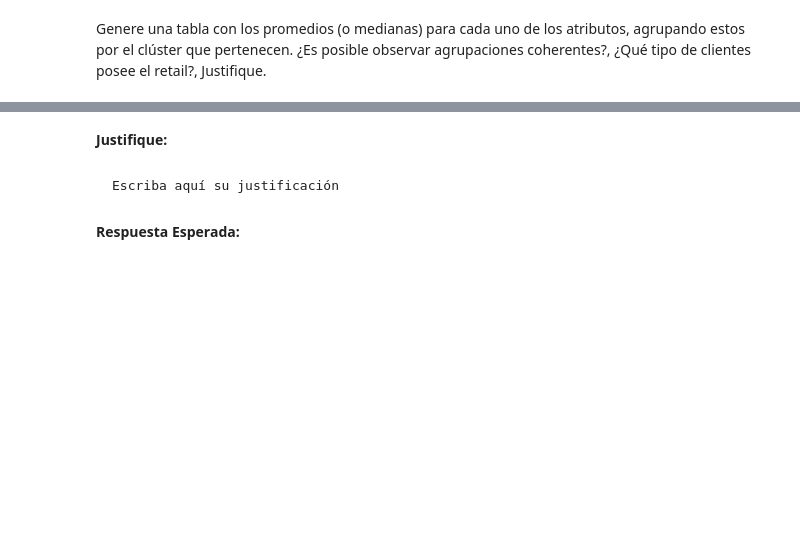
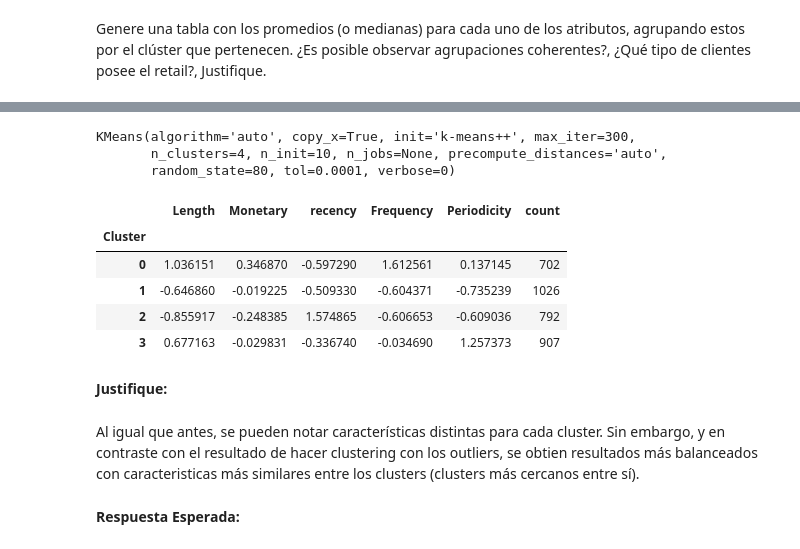
Before and after one commit to mzambrano1/Lab-programacion-cientifica, a Jupyter notebook: Tareas/Tarea 1/Tarea_1.ipynb, the cells around one changed output, grey strips where cells are left out. Cells and saved outputs as stored; diff of their text form; code cells hidden in the pictures; blank space fills up the shorter version.

````diff
--- a/Tareas/Tarea 1/Tarea_1.ipynb
+++ b/Tareas/Tarea 1/Tarea_1.ipynb
@@ -629,0 +772,26 @@ customers["Cluster"] = model.labels_
+# %%
+scaled_features = StandardScaler().fit_transform(sin_out)
+Scaled_sin_out = pd.DataFrame(scaled_features)
+Scaled_sin_out.columns = sin_out.columns
+Scaled_sin_out.index =  sin_out.index
+# %%
+# Usamos metodo del codo para escoger el k que mejor ajusta el cluster.
+Scaled_sin_out = Scaled_sin_out.fillna(0.0)
+
+elbow = pd.DataFrame(columns=['SSE','k'])
+for k in range(1, 21):
+    kmeans = KMeans(n_clusters=k, random_state=42)
+    kmeans.fit(Scaled_sin_out)
+    elbow = elbow.append({'SSE': kmeans.inertia_, 'k': k}, ignore_index=True)
+
+# Son ploteados los Resultados
+fig = go.Figure(data=[
+    go.Scatter(x = elbow.k, y=elbow.SSE, mode='lines'),
+    go.Scatter(x = elbow.k, y=elbow.SSE, mode='markers')
+])
+
+fig.update_layout(title="Evaluación de los Clusters (Metodo del Codo):",
+                 xaxis_title = "Numero de Clusters:",
+                 yaxis_title = "SSE",
+                 showlegend=False)
+fig.show()
@@ -630,9 +800,31 @@ customers["Cluster"] = model.labels_
+# %%
+k=4
+model = KMeans(n_clusters=k, random_state=80)
+model.fit(Scaled_sin_out)
+# %% [output]
+KMeans(algorithm='auto', copy_x=True, init='k-means++', max_iter=300,
+       n_clusters=4, n_init=10, n_jobs=None, precompute_distances='auto',
+       random_state=80, tol=0.0001, verbose=0)
+# %%
+Scaled_sin_out["Cluster"] = model.labels_
+
+grouped_cluster = Scaled_sin_out.groupby('Cluster')
+mean = grouped_cluster.mean()
+count =  grouped_cluster.count()
+
+mean['count'] = count['Length']
+display(mean)
+# %% [output]
+|  | Length | Monetary | recency | Frequency | Periodicity | count |
+| Cluster |  |  |  |  |  |  |
+| 0 | 1.036151 | 0.346870 | -0.597290 | 1.612561 | 0.137145 | 702 |
+| 1 | -0.646860 | -0.019225 | -0.509330 | -0.604371 | -0.735239 | 1026 |
+| 2 | -0.855917 | -0.248385 | 1.574865 | -0.606653 | -0.609036 | 792 |
+| 3 | 0.677163 | -0.029831 | -0.336740 | -0.034690 | 1.257373 | 907 |
 # %% [markdown]
 **Justifique:**
-# %% [markdown]
-```
-Escriba aquí su justificación
-```
+# %% [markdown]
+Al igual que antes, se pueden notar características distintas para cada cluster. Sin embargo, y en contraste con el resultado de hacer clustering con los outliers, se obtien resultados más balanceados con caracteristicas más similares entre los clusters (clusters más cercanos entre sí).
 # %% [markdown]
 
 **Respuesta Esperada:**
````
Also changed, not shown: parts of 32 cells of this notebook.
